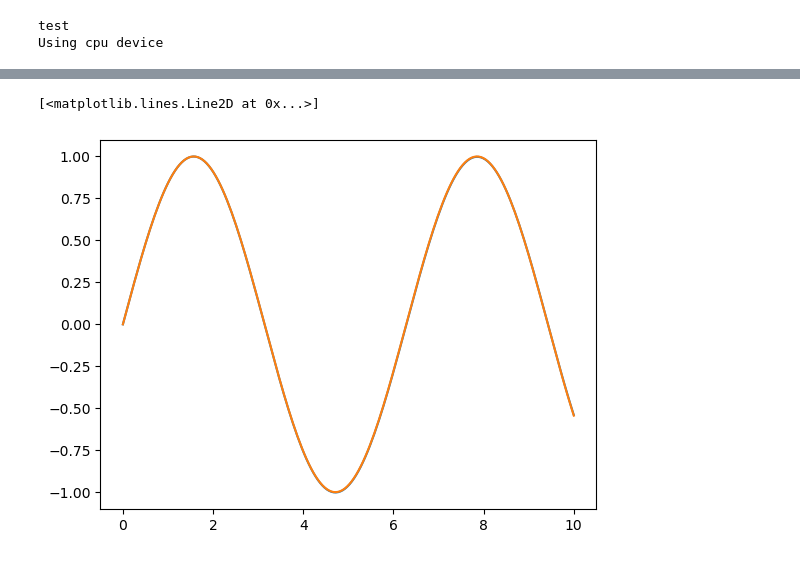
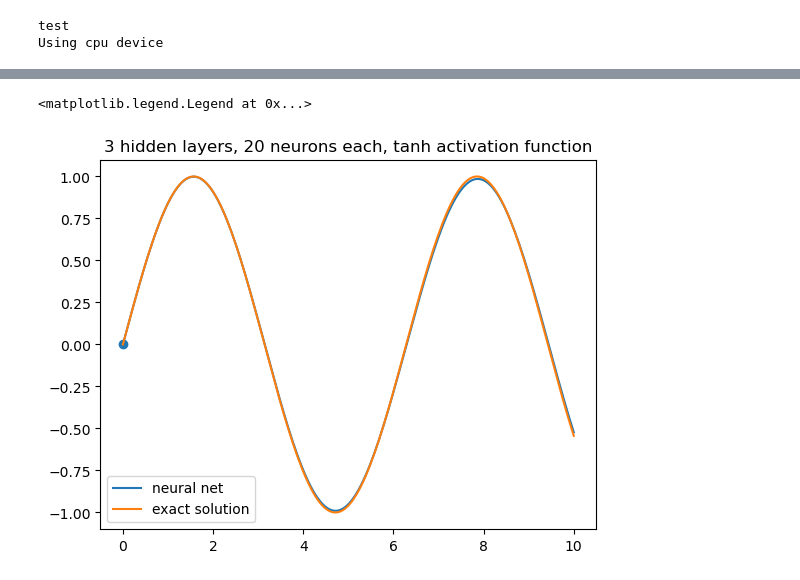
Before and after one commit to jule31415/PINN-Vortrag, a Jupyter notebook: harmonischeschwingung.ipynb, the cells around one changed output, grey strips where cells are left out. Drawn from its saved outputs; the diff is of its cells as text; code cells hidden in the pictures.

```diff
--- a/harmonischeschwingung.ipynb
+++ b/harmonischeschwingung.ipynb
@@ -113,11 +113,14 @@ t
 # %%
 t_test=np.linspace(0,10,200).reshape(200,1)
 pt_t_test = Variable(torch.from_numpy(t_test).float(), requires_grad=False).to(device)
 u_test=model(pt_t_test)
 plt.plot(t_test,u_test.detach().numpy())
 plt.plot(t_test, np.sin(t_test))
+plt.scatter(0,0)
+plt.title('3 hidden layers, 20 neurons each, tanh activation function')
+plt.legend(['neural net','exact solution'])
 # %% [output]
-[<matplotlib.lines.Line2D at 0x...>]
+<matplotlib.legend.Legend at 0x...>
-[figure, old version]
+[figure, new version]
 # %%
 print(model(pt_t_bc))
```
Also changed, not shown: parts of 2 cells of this notebook, 2 other files.
